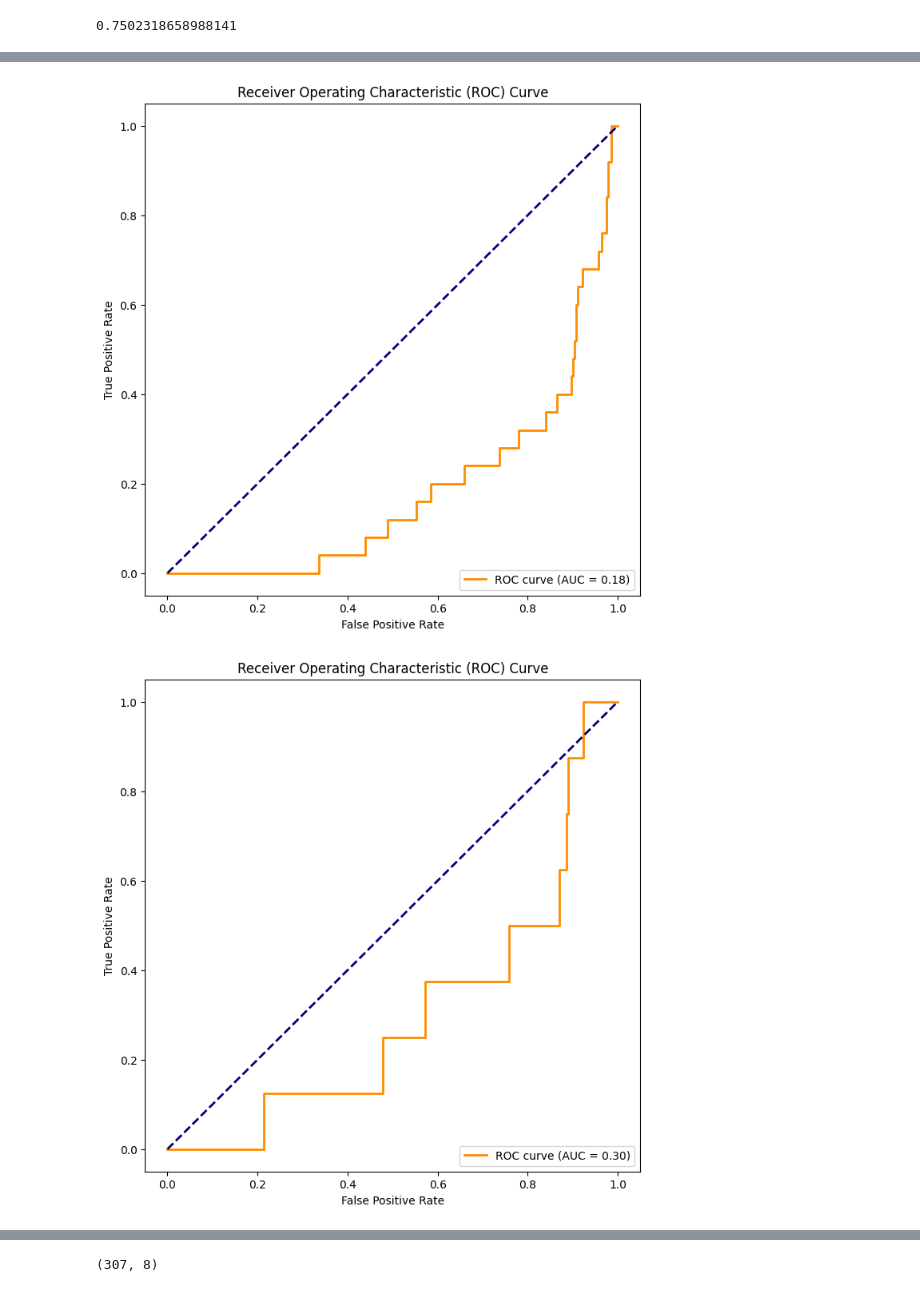
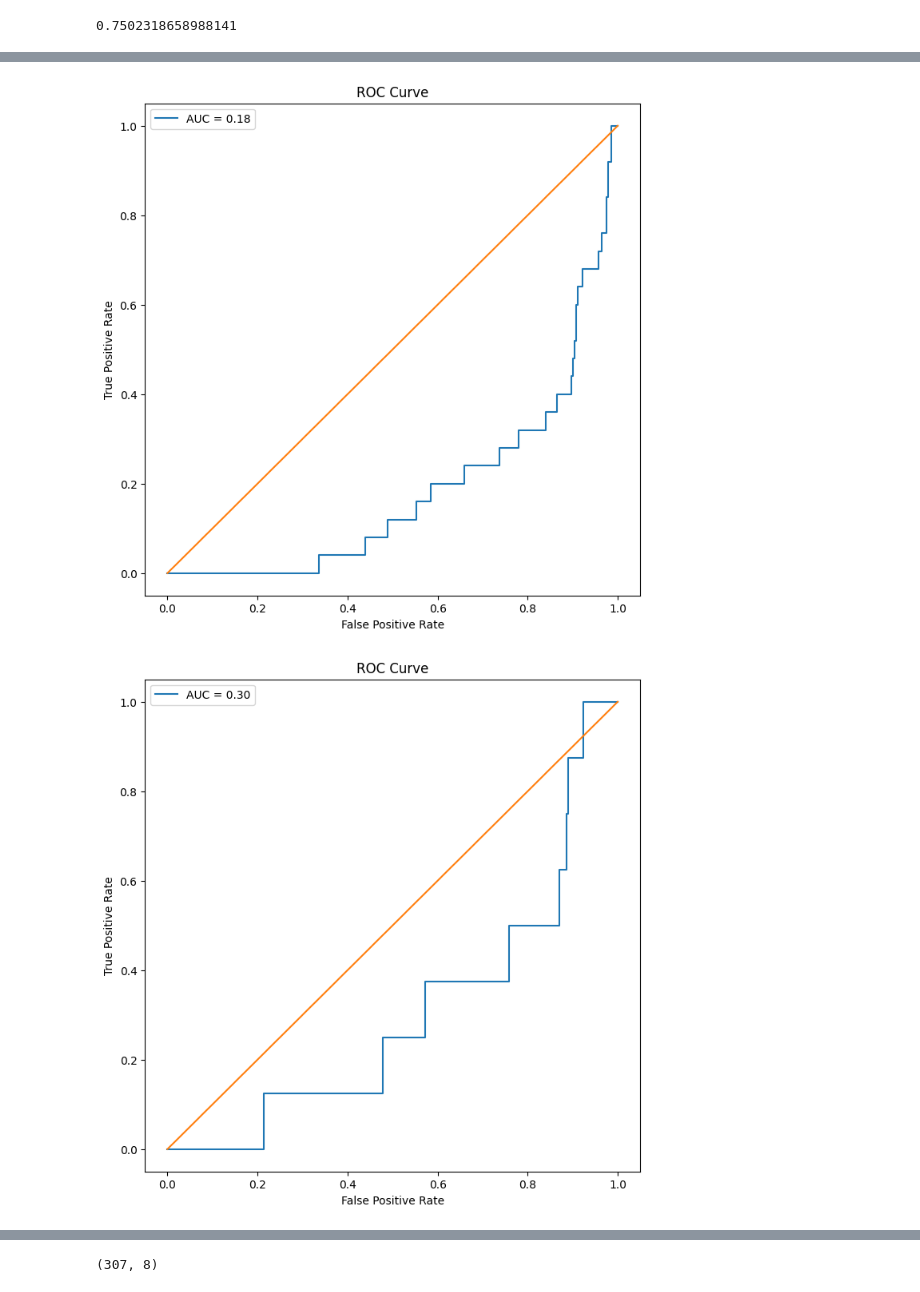
Before and after one commit to AbhishekVangipuram/CS229FinalProj, a Jupyter notebook: res_edge.ipynb, the cells around one changed output, grey strips where cells are left out. Saved outputs shown, nothing was run; the diff lists cells and outputs as text; code cells hidden in the pictures.

```diff
--- a/res_edge.ipynb
+++ b/res_edge.ipynb
@@ -289,11 +289,11 @@ for i in range(8):
     fpr, tpr, thresholds = roc_curve(np.array(y_test_edge).argmax(axis=1) == i, all_but)
     roc_auc = auc(fpr, tpr)
     plt.figure(figsize=(8, 8))
-    plt.plot(fpr, tpr, color='darkorange', lw=2, label=f'ROC curve (AUC = {roc_auc:.2f})')
-    plt.plot([0, 1], [0, 1], color='navy', lw=2, linestyle='--')
+    plt.plot(fpr, tpr, label=f'AUC = {roc_auc:.2f}')
+    plt.plot([0, 1], [0, 1],)
     plt.xlabel('False Positive Rate')
     plt.ylabel('True Positive Rate')
-    plt.title('Receiver Operating Characteristic (ROC) Curve')
-    plt.legend(loc='lower right')
+    plt.title('ROC Curve')
+    plt.legend()
     plt.show()
 # %% [output]
@@ -304,2 +304,2 @@ for i in range(8):
-[figure, old version]
+[figure, new version]
-[figure, old version]
+[figure, new version]
```
Also changed, not shown: parts of 11 cells of this notebook.
